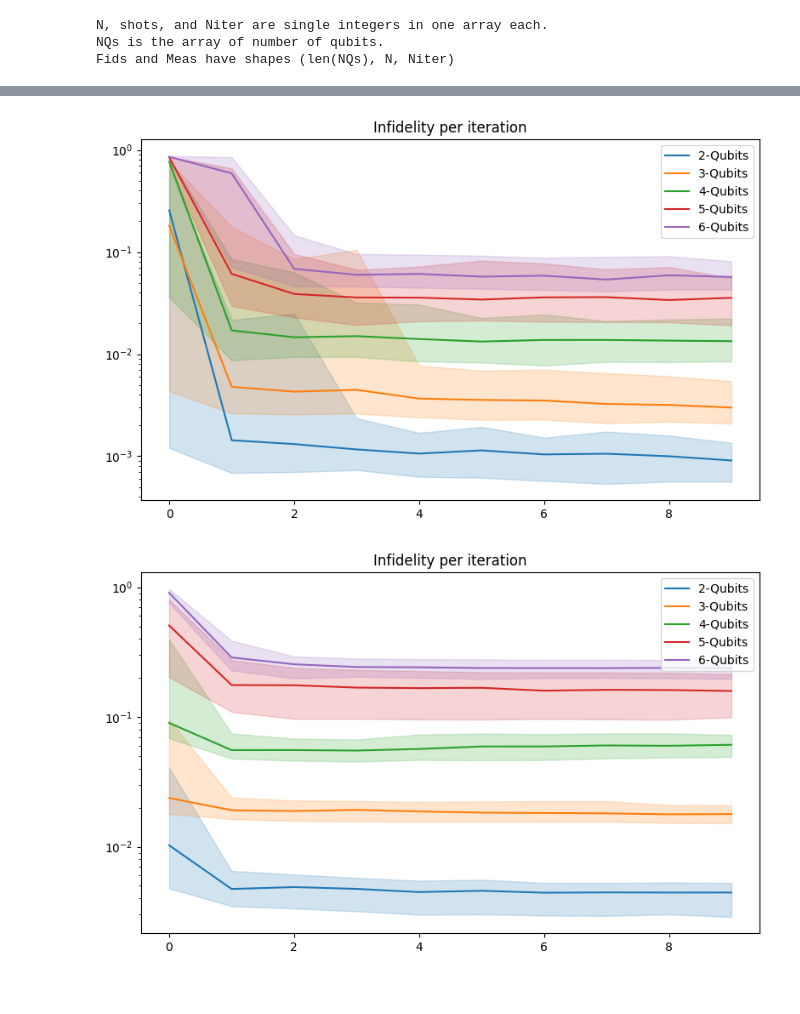
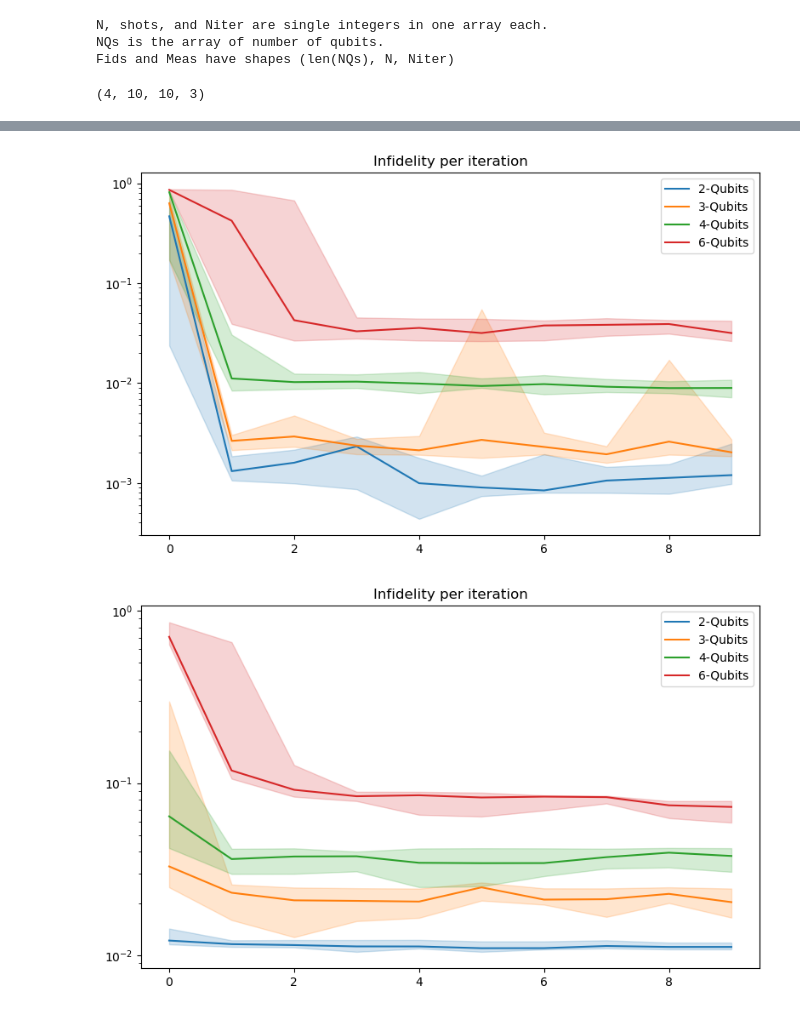
Before and after one commit to mtorressandoval/FastFidelity-using-few-PauliMatrices, a Jupyter notebook: data_plotter_mixed.ipynb, the cells around one changed output, grey strips where cells are left out. Drawn from its saved outputs; the diff is of its cells as text; code cells hidden in the pictures.

Commit message:
with stop_measuring condition

```diff
--- a/data_plotter_mixed.ipynb
+++ b/data_plotter_mixed.ipynb
@@ -4,7 +4,7 @@ import numpy as np
 import matplotlib.pyplot as plt
 # %%
 # Load this file from inside the data folder
-filename = 'sgqt_for_mixed.npz'
+filename = 'sgqt_for_mixed_stop.npz'
 
 filepath = os.path.join('data', filename)
 with np.load(filepath) as data:
@@ -20,6 +20,10 @@ with np.load(filepath) as data:
 N, shots, and Niter are single integers in one array each.
 NQs is the array of number of qubits.
 Fids and Meas have shapes (len(NQs), N, Niter)
+# %%
+np.shape(Fids)
+# %% [output]
+(4, 10, 10, 3)
 # %%
 def compute_statistics(A, axis=1):
     mean = np.mean(A, axis=axis)
@@ -98,7 +102,7 @@ fig1.tight_layout()
 
 # Crear segundo conjunto de gráficos para Measures
 
-for k in range(5):
+for k in range(3): # What is this loop?????
     fig2, ax2 = plt.subplots(figsize=(8, 5))
     ax2.set_title("Infidelity per iteration")
 
@@ -121,2 +125,2 @@ for k in range(5):
-[figure, old version]
+[figure, new version]
-[figure, old version]
+[figure, new version]
```
Also changed, not shown: parts of 1 cell of this notebook, 5 other files.
